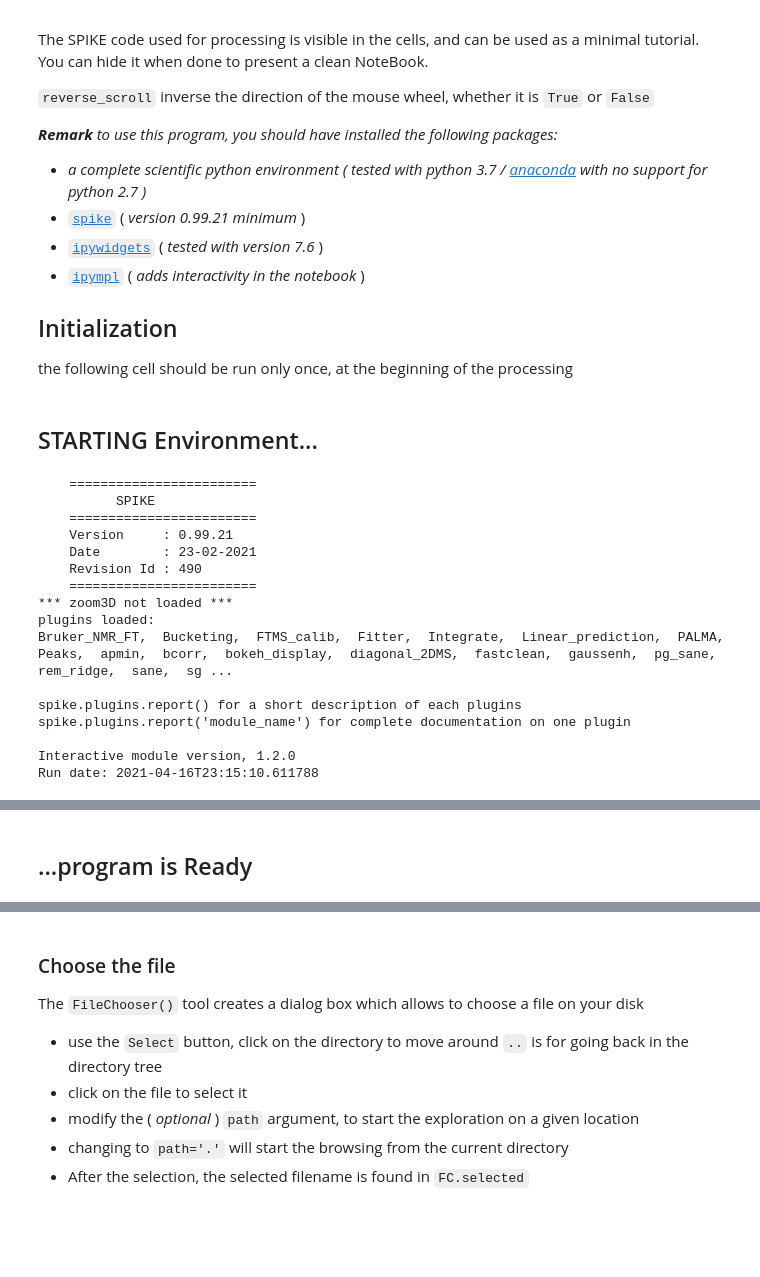
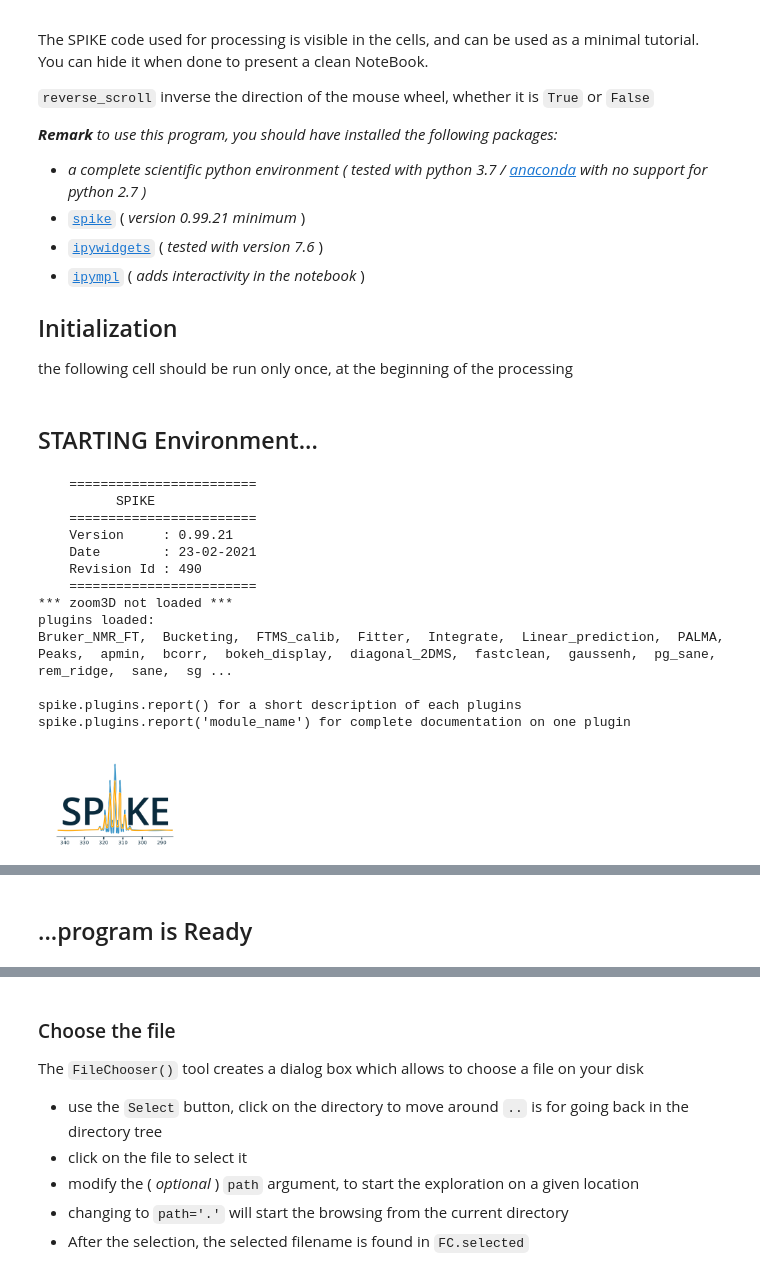
Before and after one commit to spike-project/spike, a Jupyter notebook: Notebooks/Proc1DNMR.ipynb, the cells around one changed output, grey strips where cells are left out. Drawn from its saved outputs; the diff is of its cells as text; code cells hidden in the pictures; blank space fills up the shorter version.

Commit message:
Adding Spike logo

```diff
--- a/Notebooks/Proc1DNMR.ipynb
+++ b/Notebooks/Proc1DNMR.ipynb
@@ -30,33 +30,32 @@ import matplotlib as mpl
 import spike
 from spike.File.BrukerNMR import Import_1D
 from spike.Interactive import INTER as I
 from spike.Interactive.ipyfilechooser import FileChooser
+I.Logo()
 print("\nInteractive module version,",I.__version__)
 from datetime import datetime
 print('Run date:', datetime.now().isoformat() )
 display(Markdown('## ...program is Ready'))
 from importlib import reload  # this line is debugging help
 I.hidecode(message="")
 I.hidedoc()
 
 # configurable items
 mpl.rcParams['figure.figsize'] = (8,4)   # default figure size (X,Y)
 I.Activate_Wheel = True                  # wheel control in the graphic cells
 # %% [output]
 ## STARTING Environment...
     ========================
           SPIKE
     ========================
     Version     : 0.99.21
     Date        : 23-02-2021
     Revision Id : 490
     ========================
 *** zoom3D not loaded ***
 plugins loaded:
 Bruker_NMR_FT,  Bucketing,  FTMS_calib,  Fitter,  Integrate,  Linear_prediction,  PALMA,  Peaks,  apmin,  bcorr,  bokeh_display,  diagonal_2DMS,  fastclean,  gaussenh,  pg_sane,  rem_ridge,  sane,  sg ...
 
 spike.plugins.report() for a short description of each plugins
 spike.plugins.report('module_name') for complete documentation on one plugin
-
-Interactive module version, 1.2.0
-Run date: 2021-04-16T23:15:10.611788
+[figure, added]
```
Also changed, not shown: parts of 8 cells of this notebook, 5 other files.
